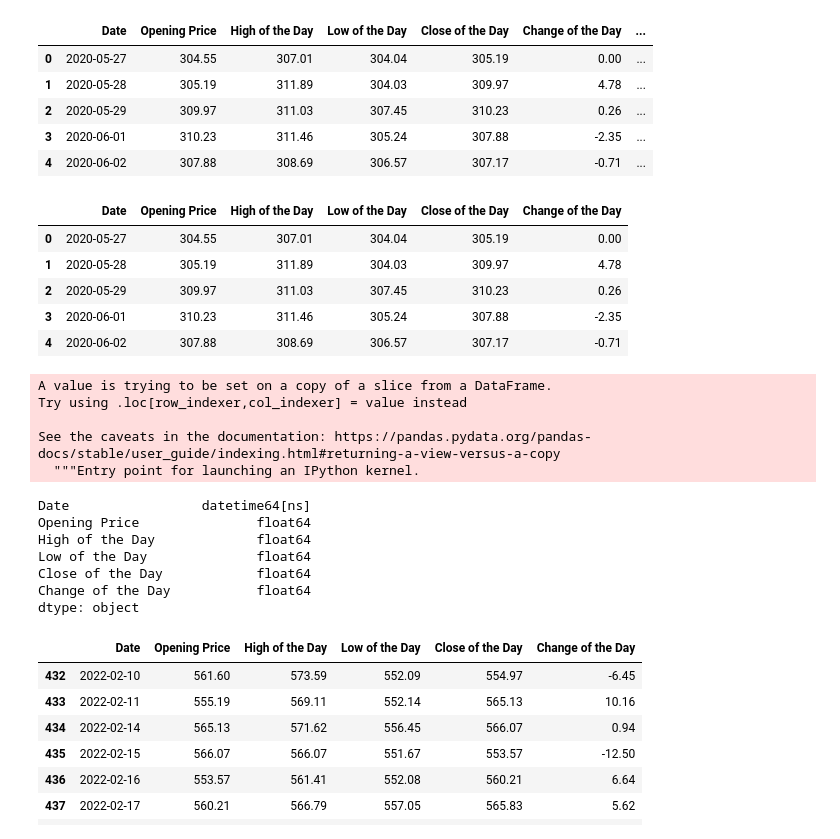
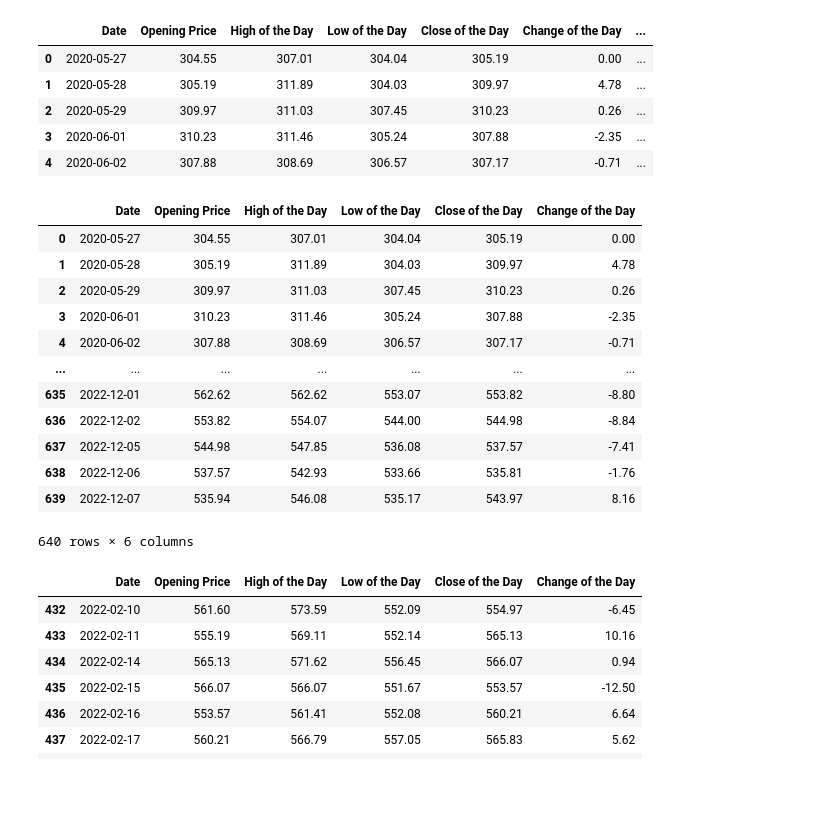
Before and after one commit to cmbutler83/Project1sandbox, a Jupyter notebook: wheatCashFuturesAnalysis.ipynb, the cells around one changed output. Cells and saved outputs as stored; diff of their text form; code cells hidden in the pictures; blank space fills up the shorter version.

```diff
--- a/wheatCashFuturesAnalysis.ipynb
+++ b/wheatCashFuturesAnalysis.ipynb
@@ -46,30 +47,22 @@ wheatCashPricesDF.head()
 | 4 | 2020-06-02 | 307.88 | 308.69 | 306.57 | 307.17 | -0.71 | ... |
 # %%
 transformedCashPricesDF = wheatCashPricesDF[["Date", "Opening Price", "High of the Day", "Low of the Day", "Close of the Day", "Change of the Day"]]
-transformedCashPricesDF.head()
+transformedCashPricesDF = transformedCashPricesDF.sort_values(by="Date")
+transformedCashPricesDF
 # %% [output]
 |  | Date | Opening Price | High of the Day | Low of the Day | Close of the Day | Change of the Day |
 | 0 | 2020-05-27 | 304.55 | 307.01 | 304.04 | 305.19 | 0.00 |
 | 1 | 2020-05-28 | 305.19 | 311.89 | 304.03 | 309.97 | 4.78 |
 | 2 | 2020-05-29 | 309.97 | 311.03 | 307.45 | 310.23 | 0.26 |
 | 3 | 2020-06-01 | 310.23 | 311.46 | 305.24 | 307.88 | -2.35 |
 | 4 | 2020-06-02 | 307.88 | 308.69 | 306.57 | 307.17 | -0.71 |
+| ... | ... | ... | ... | ... | ... | ... |
+| 635 | 2022-12-01 | 562.62 | 562.62 | 553.07 | 553.82 | -8.80 |
+| 636 | 2022-12-02 | 553.82 | 554.07 | 544.00 | 544.98 | -8.84 |
+| 637 | 2022-12-05 | 544.98 | 547.85 | 536.08 | 537.57 | -7.41 |
+| 638 | 2022-12-06 | 537.57 | 542.93 | 533.66 | 535.81 | -1.76 |
+| 639 | 2022-12-07 | 535.94 | 546.08 | 535.17 | 543.97 | 8.16 |
+640 rows × 6 columns
-# %%
-""" transformedCashPricesDF['Date'] = pd.to_datetime(transformedCashPricesDF['Date'], format='%Y-%m-%d')
-transformedCashPricesDF.dtypes """
-# %% [output]
-A value is trying to be set on a copy of a slice from a DataFrame.
-Try using .loc[row_indexer,col_indexer] = value instead
-
-See the caveats in the documentation: https://pandas.pydata.org/pandas-docs/stable/user_guide/indexing.html#returning-a-view-versus-a-copy
-  """Entry point for launching an IPython kernel.
-Date                 datetime64[ns]
-Opening Price               float64
-High of the Day             float64
-Low of the Day              float64
-Close of the Day            float64
-Change of the Day           float64
-dtype: object
 # %%
 """ marketCatastopheDF = transformedCashPricesDF.loc[(transformedCashPricesDF["Date"] >= '2022-02-24'
                                                     & transformedCashPricesDF["Date"] <= '2022-03-10')] """
```
Also changed, not shown: parts of 10 cells of this notebook, 4 other files.
